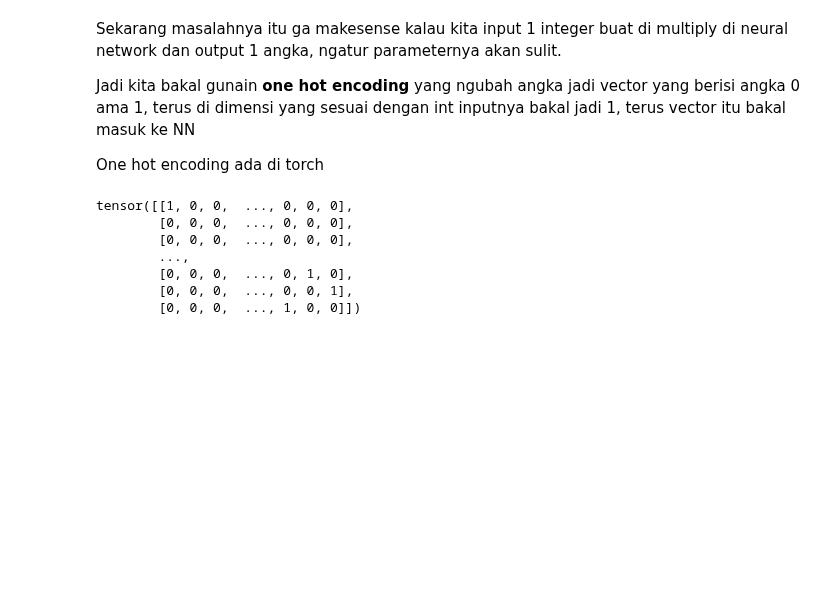
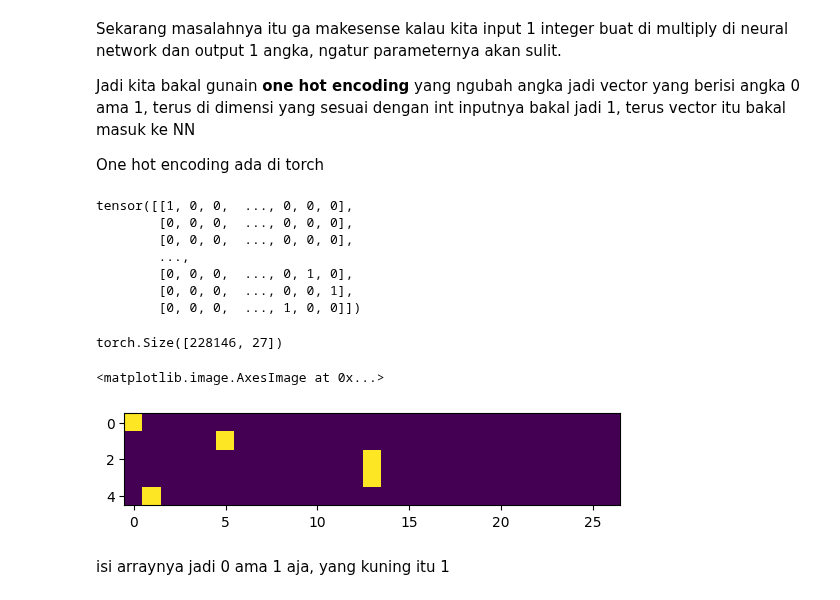
Before and after one commit to HanCreation/makemore, a Jupyter notebook: makemore_notedbyhan_yay.ipynb, the cells around one changed output. Saved outputs shown, nothing was run; the diff lists cells and outputs as text; code cells hidden in the pictures; blank space fills up the shorter version.

```diff
--- a/makemore_notedbyhan_yay.ipynb
+++ b/makemore_notedbyhan_yay.ipynb
@@ -807,3 +807,15 @@ tensor([[1, 0, 0,  ..., 0, 0, 0],
         [0, 0, 0,  ..., 0, 1, 0],
         [0, 0, 0,  ..., 0, 0, 1],
         [0, 0, 0,  ..., 1, 0, 0]])
+# %%
+xenc=F.one_hot(xs, num_classes=27)
+xenc.shape
+# %% [output]
+torch.Size([228146, 27])
+# %%
+plt.imshow(xenc[:5])
+# %% [output]
+<matplotlib.image.AxesImage at 0x...>
+[figure, added]
+# %% [markdown]
+isi arraynya jadi 0 ama 1 aja, yang kuning itu 1
```
Also changed, not shown: parts of 1 cell of this notebook.
